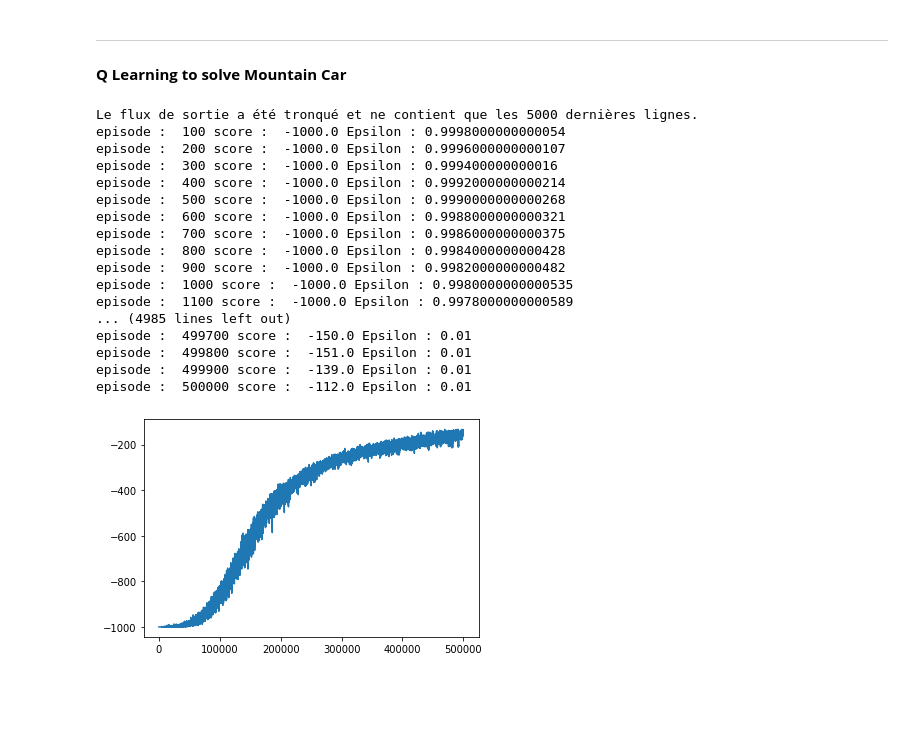
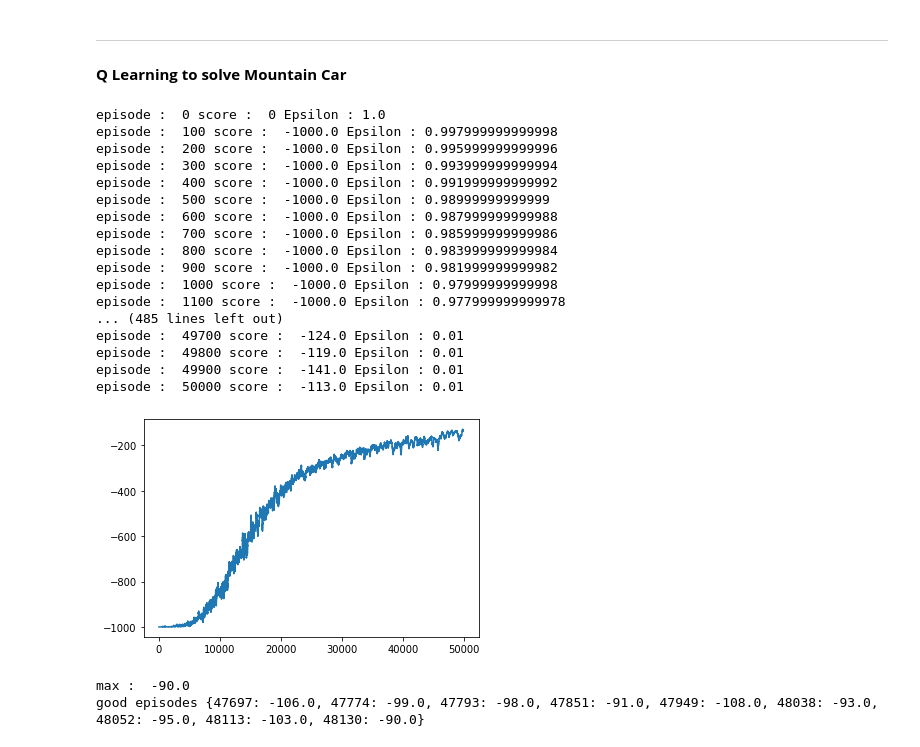
Before and after one commit to LucasColas/Mountain-Car-Q-Learning, a Jupyter notebook: MC_Q_Learning.ipynb, the cells around one changed output. Cells and saved outputs as stored; diff of their text form; code cells hidden in the pictures; blank space fills up the shorter version.

```diff
--- a/MC_Q_Learning.ipynb
+++ b/MC_Q_Learning.ipynb
@@ -21,7 +21,7 @@ env = gym.make(env_name)
 #print(env.observation_space.low)
 
 Alpha = 0.19
-Gamma = 0.98
+Gamma = 0.9999
 Eps = 1.0
 
 pos_chunk = np.linspace(env.observation_space.low[0], env.observation_space.high[0],30)
@@ -52,7 +52,7 @@ def get_best_action(state,Q):
 
     return best_action
 
-def main(env,Alpha,Gamma,Eps,ep=500000):
+def main(env,Alpha,Gamma,Eps,ep=50000):
 
     max = -1000
     good_episodes_values = {}
@@ -89,50 +89,52 @@ def main(env,Alpha,Gamma,Eps,ep=500000):
             state_dis = new_state_dis
         stock_rewards[i] = score
 
         if score > max:
           max = score
         if score > -110:
           good_episodes_values[i] = score
 
 
         if Eps > 0.01:
             Eps -= epsilon_decay
         else:
             Eps = 0.01
     Visualize(ep,stock_rewards)
-    #print("max : ", max)
-    #print("good episodes", good_episodes_values)
+    print("max : ", max)
+    print("good episodes", good_episodes_values)
 
 
     env.close()
 
 def Visualize(ep,stock_rewards):
     mean_r = np.zeros(ep-100)
     for i in range(ep-100):
         #print(i)
         mean_r[i] = np.mean(stock_rewards[i:i+101])
 
     plt.plot(mean_r)
     plt.show()
 
 
 main(env, Alpha,Gamma,Eps)
 # %% [output]
-Le flux de sortie a été tronqué et ne contient que les 5000 dernières lignes.
-episode :  100 score :  -1000.0 Epsilon : 0.9998000000000054
-episode :  200 score :  -1000.0 Epsilon : 0.9996000000000107
-episode :  300 score :  -1000.0 Epsilon : 0.999400000000016
-episode :  400 score :  -1000.0 Epsilon : 0.9992000000000214
-episode :  500 score :  -1000.0 Epsilon : 0.9990000000000268
-episode :  600 score :  -1000.0 Epsilon : 0.9988000000000321
-episode :  700 score :  -1000.0 Epsilon : 0.9986000000000375
-episode :  800 score :  -1000.0 Epsilon : 0.9984000000000428
-episode :  900 score :  -1000.0 Epsilon : 0.9982000000000482
-episode :  1000 score :  -1000.0 Epsilon : 0.9980000000000535
-episode :  1100 score :  -1000.0 Epsilon : 0.9978000000000589
-... (4985 lines left out)
-episode :  499700 score :  -150.0 Epsilon : 0.01
-episode :  499800 score :  -151.0 Epsilon : 0.01
-episode :  499900 score :  -139.0 Epsilon : 0.01
-episode :  500000 score :  -112.0 Epsilon : 0.01
+episode :  0 score :  0 Epsilon : 1.0
+episode :  100 score :  -1000.0 Epsilon : 0.997999999999998
+episode :  200 score :  -1000.0 Epsilon : 0.995999999999996
+episode :  300 score :  -1000.0 Epsilon : 0.993999999999994
+episode :  400 score :  -1000.0 Epsilon : 0.991999999999992
+episode :  500 score :  -1000.0 Epsilon : 0.98999999999999
+episode :  600 score :  -1000.0 Epsilon : 0.987999999999988
+episode :  700 score :  -1000.0 Epsilon : 0.985999999999986
+episode :  800 score :  -1000.0 Epsilon : 0.983999999999984
+episode :  900 score :  -1000.0 Epsilon : 0.981999999999982
+episode :  1000 score :  -1000.0 Epsilon : 0.97999999999998
+episode :  1100 score :  -1000.0 Epsilon : 0.977999999999978
+... (485 lines left out)
+episode :  49700 score :  -124.0 Epsilon : 0.01
+episode :  49800 score :  -119.0 Epsilon : 0.01
+episode :  49900 score :  -141.0 Epsilon : 0.01
+episode :  50000 score :  -113.0 Epsilon : 0.01
-[figure, old version]
+[figure, new version]
+max :  -90.0
+good episodes {47697: -106.0, 47774: -99.0, 47793: -98.0, 47851: -91.0, 47949: -108.0, 48038: -93.0, 48052: -95.0, 48113: -103.0, 48130: -90.0}
```
